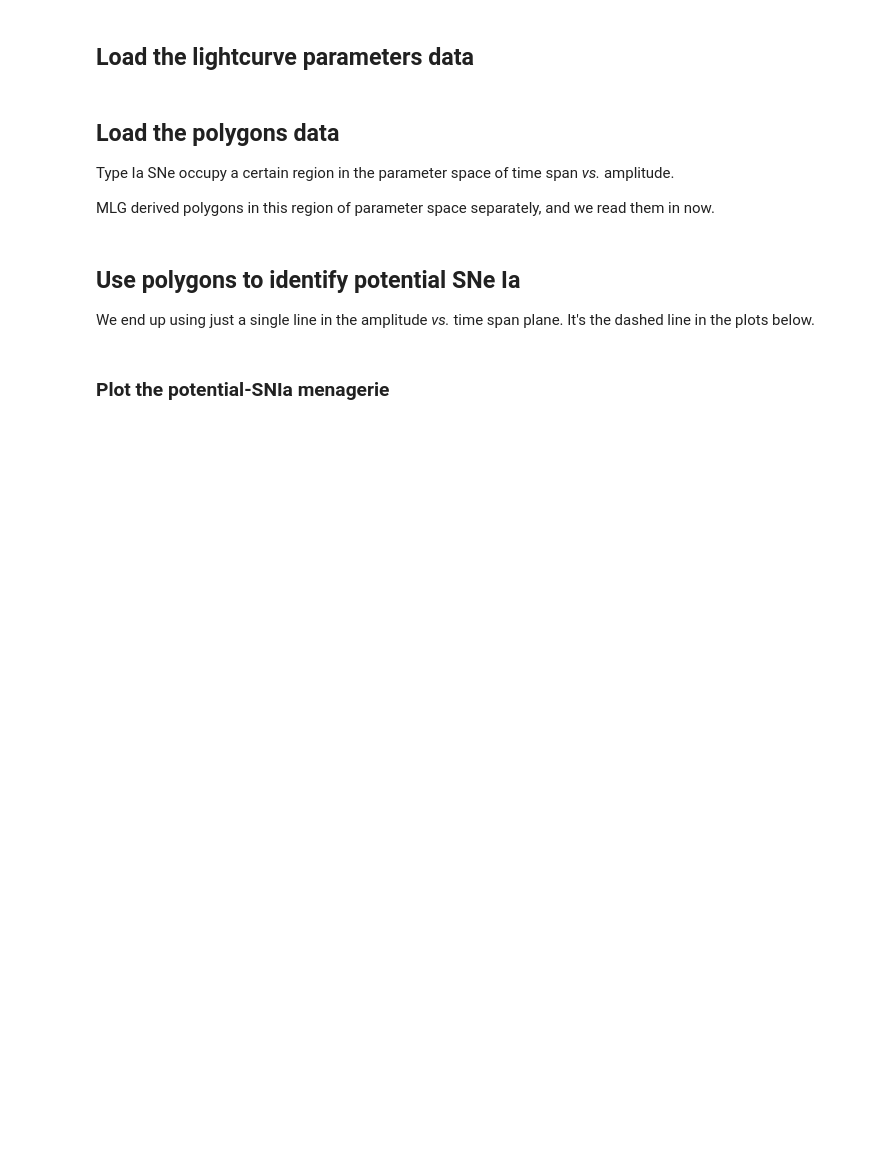
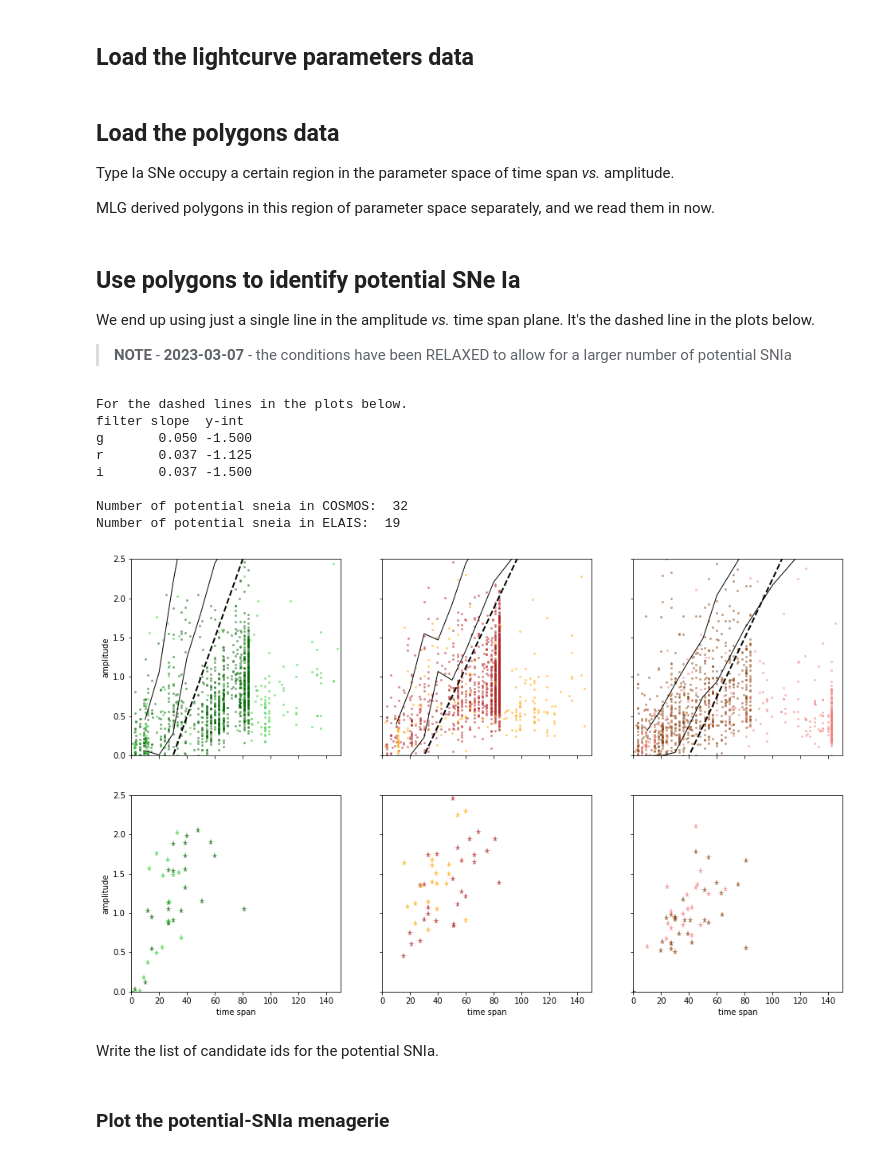
Before and after one commit to MelissaGraham/decam_ddf_tools, a Jupyter notebook: extragalactic_fields/science_with_candidates/MLG_snia_menagerie.ipynb, the cells around one changed output. Drawn from its saved outputs; the diff is of its cells as text; code cells hidden in the pictures; blank space fills up the shorter version.

Commit message:
update snia list

```diff
--- a/extragalactic_fields/science_with_candidates/MLG_snia_menagerie.ipynb
+++ b/extragalactic_fields/science_with_candidates/MLG_snia_menagerie.ipynb
@@ -77,6 +77,8 @@ poly_lcamps = np.loadtxt( fnm, dtype='float', usecols=(1,2,3,4,5,6), unpack=True
 ## Use polygons to identify potential SNe Ia
 
 We end up using just a single line in the amplitude _vs._ time span plane. It's the dashed line in the plots below.
+
+> **NOTE** - **2023-03-07** - the conditions have been RELAXED to allow for a larger number of potential SNIa
 # %%
 fig, ax = plt.subplots( 2, 3, figsize=(16,10), sharex=True, sharey=True )
 
@@ -126,42 +128,61 @@ for t in tx:
     glow = slopes[0]*paramLC_tspan_g[t] + yints[0]
     rlow = slopes[1]*paramLC_tspan_r[t] + yints[1]
     ilow = slopes[2]*paramLC_tspan_i[t] + yints[2]
-    if (glow < paramLC_amp_g[t]) & (paramLC_amp_g[t]>0.5) & (paramLC_tspan_g[t]>10):
+    # if (glow < paramLC_amp_g[t]) & (paramLC_amp_g[t]>0.5) & (paramLC_tspan_g[t]>10)):
+    if (glow < paramLC_amp_g[t]) & (paramLC_amp_g[t]>0.5) & (paramLC_tspan_g[t]>10)\
+    & (paramLC_tspan_g[t]<200) & (paramLC_neps_g[t] >= 5):
         cntr += 1
-    if (rlow < paramLC_amp_r[t]) & (paramLC_amp_r[t]>0.5) & (paramLC_tspan_r[t]>10):
+    # if (rlow < paramLC_amp_r[t]) & (paramLC_amp_r[t]>0.5) & (paramLC_tspan_r[t]>10):
+    if (rlow < paramLC_amp_r[t]) & (paramLC_amp_r[t]>0.5) & (paramLC_tspan_r[t]>10)\
+    & (paramLC_tspan_r[t]<200) & (paramLC_neps_r[t] >= 5):
         cntr += 1
-    if (ilow < paramLC_amp_i[t]) & (paramLC_amp_i[t]>0.5) & (paramLC_tspan_i[t]>10):
+    # if (ilow < paramLC_amp_i[t]) & (paramLC_amp_i[t]>0.5) & (paramLC_tspan_i[t]>10):
+    if (ilow < paramLC_amp_i[t]) & (paramLC_amp_i[t]>0.5) & (paramLC_tspan_i[t]>10)\
+    & (paramLC_tspan_i[t]<200) & (paramLC_neps_i[t] >= 5):
         cntr += 1
-    if cntr == 3:
+    # if cntr == 3:
+    if (cntr == 2) | (cntr == 3):
         paramLC_potSNIa[t] = 1
     del glow,rlow,ilow,cntr
 del tx, slopes, yints
 
 print(' ')
 ### overplot the potential SNeIa
 tx = np.where( (paramLC_potSNIa == 1) & (paramLC_field == 'COSMOS') )[0]
 print('Number of potential sneia in COSMOS: ',len(tx))
 ax[1,0].plot( paramLC_tspan_g[tx], paramLC_amp_g[tx], '*', ms=8, mew=0, alpha=0.7, color=clr[0] )
 ax[1,1].plot( paramLC_tspan_r[tx], paramLC_amp_r[tx], '*', ms=8, mew=0, alpha=0.7, color=clr[1] )
 ax[1,2].plot( paramLC_tspan_i[tx], paramLC_amp_i[tx], '*', ms=8, mew=0, alpha=0.7, color=clr[2] )
 del tx
 tx = np.where( (paramLC_potSNIa == 1) & (paramLC_field == 'ELAIS') )[0]
 print('Number of potential sneia in ELAIS: ',len(tx))
 ax[1,0].plot( paramLC_tspan_g[tx], paramLC_amp_g[tx], '*', ms=8, mew=0, alpha=0.7, color=clr[3] )
 ax[1,1].plot( paramLC_tspan_r[tx], paramLC_amp_r[tx], '*', ms=8, mew=0, alpha=0.7, color=clr[4] )
 ax[1,2].plot( paramLC_tspan_i[tx], paramLC_amp_i[tx], '*', ms=8, mew=0, alpha=0.7, color=clr[5] )
 del tx
 
 ### finish up the plot and show it
 ax[0,0].set_xlim([0,150])
 ax[0,1].set_xlim([0,150])
 ax[0,2].set_xlim([0,150])
 ax[0,0].set_ylim([0.,2.5])
 ax[0,1].set_ylim([0.,2.5])
 ax[0,2].set_ylim([0.,2.5])
 ax[0,0].set_ylabel('amplitude')
 ax[1,0].set_ylabel('amplitude')
 ax[1,0].set_xlabel('time span')
 ax[1,1].set_xlabel('time span')
 ax[1,2].set_xlabel('time span')
 plt.show()
+# %% [output]
+For the dashed lines in the plots below.
+filter slope  y-int
+g       0.050 -1.500
+r       0.037 -1.125
+i       0.037 -1.500
+
+Number of potential sneia in COSMOS:  32
+Number of potential sneia in ELAIS:  19
+[figure, added]
+# %% [markdown]
+Write the list of candidate ids for the potential SNIa.
```
Also changed, not shown: parts of 3 cells of this notebook, 3 other files.
